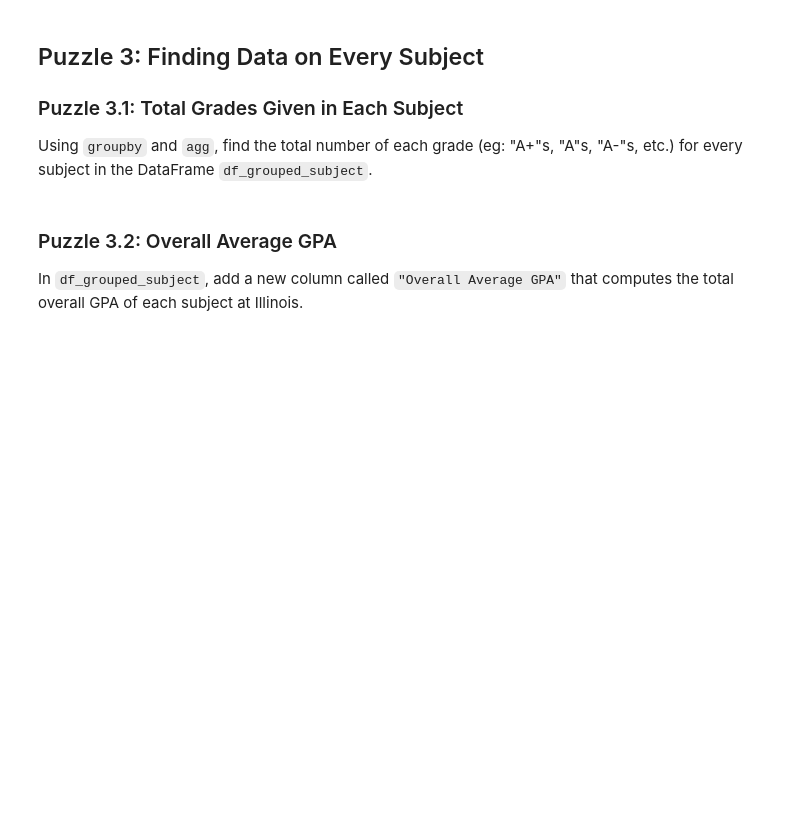
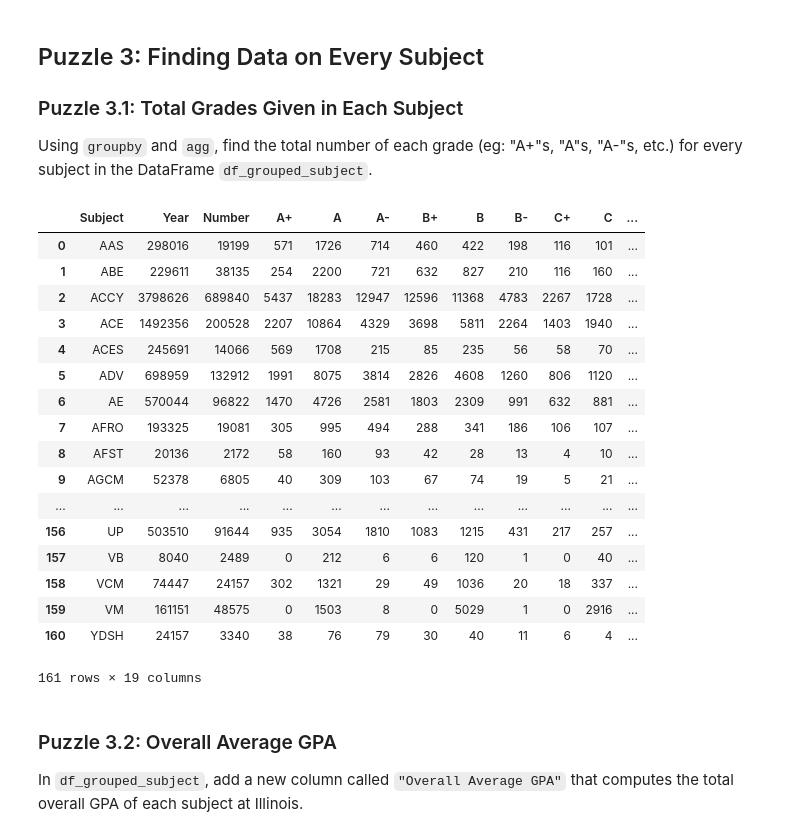
Before and after one commit to dmireckid/STAT107, a Jupyter notebook: lab_gpa/lab_gpa.ipynb, the cells around one changed output. Drawn from its saved outputs; the diff is of its cells as text; code cells hidden in the pictures; blank space fills up the shorter version.

```diff
--- a/lab_gpa/lab_gpa.ipynb
+++ b/lab_gpa/lab_gpa.ipynb
@@ -10,17 +10,18 @@ For the first part of our lab, we'll be using the GPA dataset we saw in class.
 You can download the dataset by following to following link to the github storing the dataset: https://raw.githubusercontent.com/wadefagen/datasets/master/gpa/uiuc-gpa-dataset.csv
 
 To download this file, you will want to **right click** and click **Save As**.
+# %%
+import pandas as pd
+df = pd.read_csv("gpa.csv")
 # %% [markdown]
 ## Part 1 | Finding Total GPAs
 
 Add two new columns, `Total Students` and `Average GPA`, that compute the total number of students in each course and the average weighted GPA for each course.
 
 You should not include students with a `W` in either column and feel free to add other columns to help you out!
-# %%
-
-
-df["Total Students"] = ...
-df["Average GPA"] = ...
+# %%
+df["Total Students"] = df["A+"] + df["A"] + df["A-"] + df["B+"] + df["B"] + df["B-"] + df["C+"] + df["C"] + df["C-"] + df["D+"] + df["D"] + df["D-"] + df["F"]
+df["Average GPA"] = (df["A+"]*4 + df["A"]*4 + df["A-"]*3.67 + df["B+"]*3.33 + df["B"]*3 + df["B-"]*2.67 + df["C+"]*2.33 + df["C"]*2 + df["C-"]*1.67 + df["D+"]*1.33 + df["D"]*1 + df["D-"]*0.67) / df["Total Students"]
 # %%
 ## == TEST CASES for Puzzle 1 ==
 # - This read-only cell contains test cases for your previous cell.
@@ -96,3 +149,29 @@ df_grouped_subject
+# %%
+
+
+
+df_grouped = df.groupby("Subject")
+df_grouped_subject = df_grouped.agg("sum").reset_index()
+df_grouped_subject
+# %% [output]
+|  | Subject | Year | Number | A+ | A | A- | B+ | B | B- | C+ | C | ... |
+| 0 | AAS | 298016 | 19199 | 571 | 1726 | 714 | 460 | 422 | 198 | 116 | 101 | ... |
+| 1 | ABE | 229611 | 38135 | 254 | 2200 | 721 | 632 | 827 | 210 | 116 | 160 | ... |
+| 2 | ACCY | 3798626 | 689840 | 5437 | 18283 | 12947 | 12596 | 11368 | 4783 | 2267 | 1728 | ... |
+| 3 | ACE | 1492356 | 200528 | 2207 | 10864 | 4329 | 3698 | 5811 | 2264 | 1403 | 1940 | ... |
+| 4 | ACES | 245691 | 14066 | 569 | 1708 | 215 | 85 | 235 | 56 | 58 | 70 | ... |
+| 5 | ADV | 698959 | 132912 | 1991 | 8075 | 3814 | 2826 | 4608 | 1260 | 806 | 1120 | ... |
+| 6 | AE | 570044 | 96822 | 1470 | 4726 | 2581 | 1803 | 2309 | 991 | 632 | 881 | ... |
+| 7 | AFRO | 193325 | 19081 | 305 | 995 | 494 | 288 | 341 | 186 | 106 | 107 | ... |
+| 8 | AFST | 20136 | 2172 | 58 | 160 | 93 | 42 | 28 | 13 | 4 | 10 | ... |
+| 9 | AGCM | 52378 | 6805 | 40 | 309 | 103 | 67 | 74 | 19 | 5 | 21 | ... |
+| ... | ... | ... | ... | ... | ... | ... | ... | ... | ... | ... | ... | ... |
+| 156 | UP | 503510 | 91644 | 935 | 3054 | 1810 | 1083 | 1215 | 431 | 217 | 257 | ... |
+| 157 | VB | 8040 | 2489 | 0 | 212 | 6 | 6 | 120 | 1 | 0 | 40 | ... |
+| 158 | VCM | 74447 | 24157 | 302 | 1321 | 29 | 49 | 1036 | 20 | 18 | 337 | ... |
+| 159 | VM | 161151 | 48575 | 0 | 1503 | 8 | 0 | 5029 | 1 | 0 | 2916 | ... |
+| 160 | YDSH | 24157 | 3340 | 38 | 76 | 79 | 30 | 40 | 11 | 6 | 4 | ... |
+161 rows × 19 columns
 # %%
 ## == TEST CASES for Puzzle 3.1 ==
 # - This read-only cell contains test cases for your previous cell.
```
Also changed, not shown: parts of 15 cells of this notebook, 3 other files.
